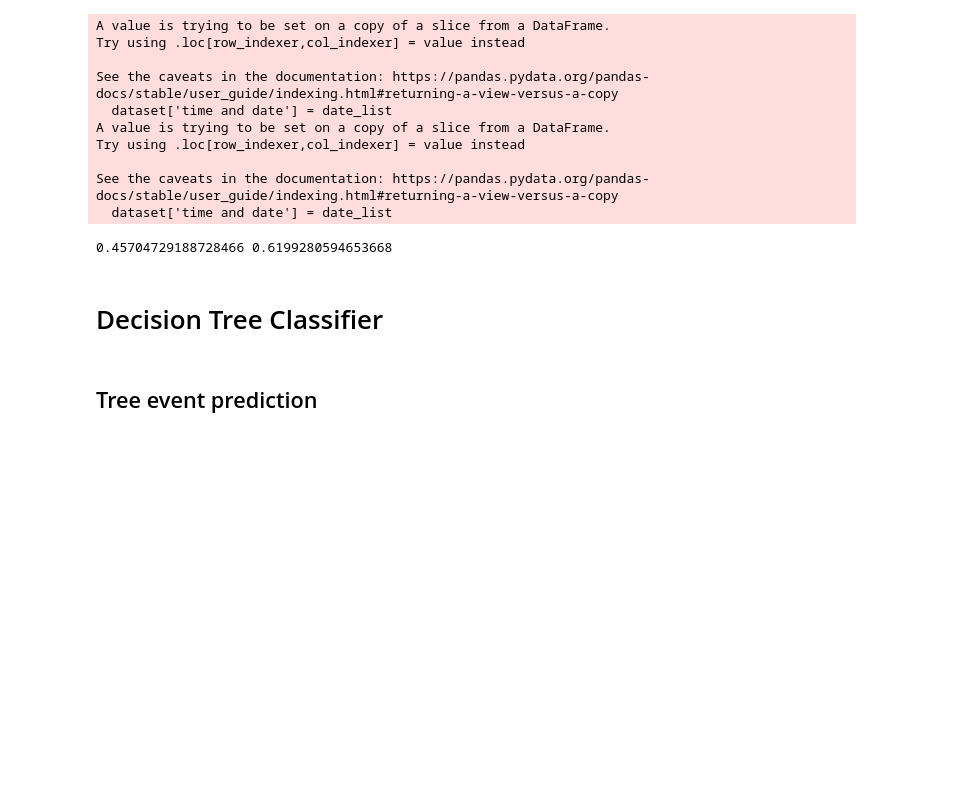
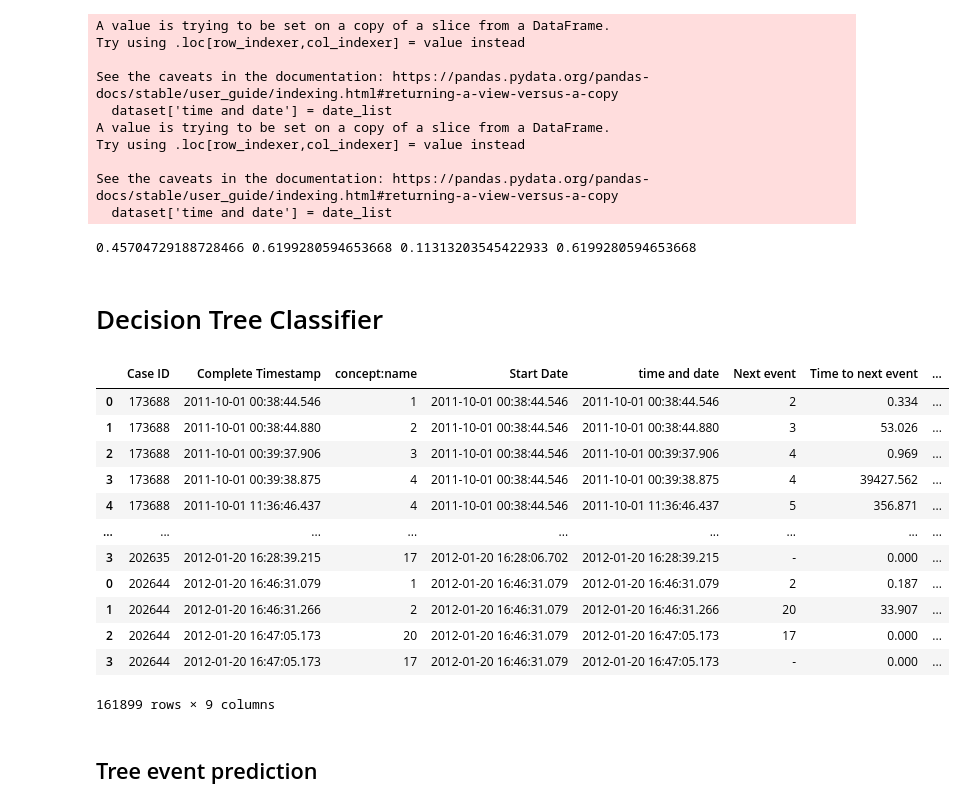
Before and after one commit to TristanDeenen/Process-Mining, a Jupyter notebook: Deliv_Notebook.ipynb, the cells around one changed output. Saved outputs shown, nothing was run; the diff lists cells and outputs as text; code cells hidden in the pictures; blank space fills up the shorter version.

Commit message:
Fixed get_balanced_accuracy and small update RandomForest

```diff
--- a/Deliv_Notebook.ipynb
+++ b/Deliv_Notebook.ipynb
@@ -336,14 +347,32 @@ See the caveats in the documentation: https://pandas.pydata.org/pandas-docs/stab
 train_event_acc, train_time_acc = get_accuracy(train_df)
 test_event_acc, test_time_acc = get_accuracy(test_df)
 
-#balanced_train_event_acc, balanced_train_time_acc = get_balanced_accuracy(train_df)
-#balanced_test_event_acc, balanced_test_time_acc = get_balanced_accuracy(test_df)
+balanced_train_event_acc, balanced_train_time_acc = get_balanced_accuracy(np.array(acc_train_df['Next event']).astype(int), np.array(acc_train_df['Event prediction']).astype(int),
+                                                    acc_train_df['Time to next event'], acc_train_df['Time prediction'])
+balanced_test_event_acc, balanced_test_time_acc = get_balanced_accuracy(np.array(acc_test_df['Next event']).astype(int), np.array(acc_test_df['Event prediction']).astype(int),
+                                                    acc_test_df['Time to next event'], acc_test_df['Time prediction'])
 
-print(test_event_acc, test_time_acc)#, balanced_test_event_acc, balanced_test_time_acc)
+print(test_event_acc, test_time_acc, balanced_test_event_acc, balanced_test_time_acc)
 # %% [output]
-0.45704729188728466 0.6199280594653668
+0.45704729188728466 0.6199280594653668 0.11313203545422933 0.6199280594653668
 # %% [markdown]
 # Decision Tree Classifier
+# %%
+train_df
+# %% [output]
+|  | Case ID | Complete Timestamp | concept:name | Start Date | time and date | Next event | Time to next event | ... |
+| 0 | 173688 | 2011-10-01 00:38:44.546 | 1 | 2011-10-01 00:38:44.546 | 2011-10-01 00:38:44.546 | 2 | 0.334 | ... |
+| 1 | 173688 | 2011-10-01 00:38:44.880 | 2 | 2011-10-01 00:38:44.546 | 2011-10-01 00:38:44.880 | 3 | 53.026 | ... |
+| 2 | 173688 | 2011-10-01 00:39:37.906 | 3 | 2011-10-01 00:38:44.546 | 2011-10-01 00:39:37.906 | 4 | 0.969 | ... |
+| 3 | 173688 | 2011-10-01 00:39:38.875 | 4 | 2011-10-01 00:38:44.546 | 2011-10-01 00:39:38.875 | 4 | 39427.562 | ... |
+| 4 | 173688 | 2011-10-01 11:36:46.437 | 4 | 2011-10-01 00:38:44.546 | 2011-10-01 11:36:46.437 | 5 | 356.871 | ... |
+| ... | ... | ... | ... | ... | ... | ... | ... | ... |
+| 3 | 202635 | 2012-01-20 16:28:39.215 | 17 | 2012-01-20 16:28:06.702 | 2012-01-20 16:28:39.215 | - | 0.000 | ... |
+| 0 | 202644 | 2012-01-20 16:46:31.079 | 1 | 2012-01-20 16:46:31.079 | 2012-01-20 16:46:31.079 | 2 | 0.187 | ... |
+| 1 | 202644 | 2012-01-20 16:46:31.266 | 2 | 2012-01-20 16:46:31.079 | 2012-01-20 16:46:31.266 | 20 | 33.907 | ... |
+| 2 | 202644 | 2012-01-20 16:47:05.173 | 20 | 2012-01-20 16:46:31.079 | 2012-01-20 16:47:05.173 | 17 | 0.000 | ... |
+| 3 | 202644 | 2012-01-20 16:47:05.173 | 17 | 2012-01-20 16:46:31.079 | 2012-01-20 16:47:05.173 | - | 0.000 | ... |
+161899 rows × 9 columns
 # %%
 def encode_target(df,
                   target_column, target_column2,
```
Also changed, not shown: parts of 6 cells of this notebook.
